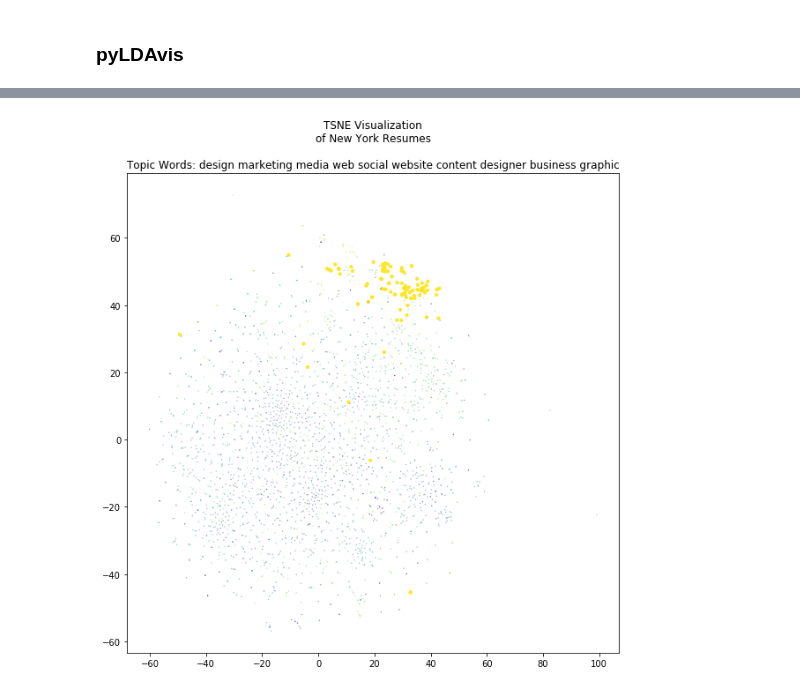
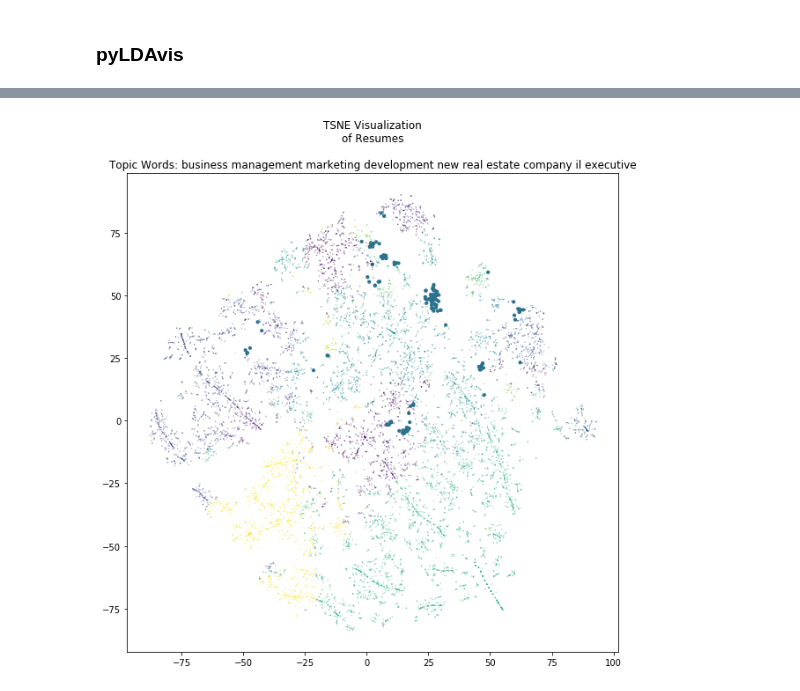
Before and after one commit to miketong08/resume_scraping, a Jupyter notebook: notebooks/Machine Learning.ipynb, the cells around one changed output, grey strips where cells are left out. Cells and saved outputs as stored; diff of their text form; code cells hidden in the pictures.

```diff
--- a/notebooks/Machine Learning.ipynb
+++ b/notebooks/Machine Learning.ipynb
@@ -26,6 +26,6 @@ Remove unneccesary rows and duplicate rows.
 # %%
-df.drop(columns = ['searched_zipcode', 'url', 'region', 'type of employment', 'content'], inplace = True)
-df.drop_duplicates(subset = 'clean_content', keep = 'first', inplace = True)
+df = df[['content']]
+df.drop_duplicates(subset = 'content', keep = 'first', inplace = True)
 print(f"Dataframe shape:\t{df.shape}")
 df.head()
 # %% [output]
@@ -55,3 +56 @@ lda = LatentDirichletAllocation(n_components = 20,
                                 n_jobs = -1)
-# %%
-vect_data = count.fit_transform(df['clean_content'])
@@ -70,0 +57,3 @@ iteration: 10 of max_iter: 10
+# %%
+# Transform the text into bags of words
+vect_data = count.fit_transform(df['content'])
@@ -186,0 +177,3 @@ tsne_feature = tsne.fit_transform(tsne_feature.todense())
+# %%
+# Fit the t-SNE model
+tsne_feature = tsne.fit_transform(lda_data)
@@ -195,10 +207,10 @@ plt.show()
 # %%
-highlight_topic = 19
-sizes = [10 if a == highlight_topic else 0.05 for a in new_york_data['topic']]
+highlight_topic = 7
+sizes = [10 if a == highlight_topic else 0.05 for a in df['topic']]
 plt.figure(figsize = (10, 10))
 plt.scatter(tsne_feature[:,0], tsne_feature[:,1],
-            s = sizes, c = new_york_data['topic'])
-plt.title(f"TSNE Visualization\nof New York Resumes\n\nTopic Words: {topic_keyword_dict[highlight_topic]}")
+            s = sizes, c = df['topic'])
+plt.title(f"TSNE Visualization\nof Resumes\n\nTopic Words: {topic_keyword_dict[highlight_topic]}")
 plt.show()
 # %% [output]
-[figure, old version]
+[figure, new version]
```
Also changed, not shown: parts of 28 cells of this notebook, 9 other files.
